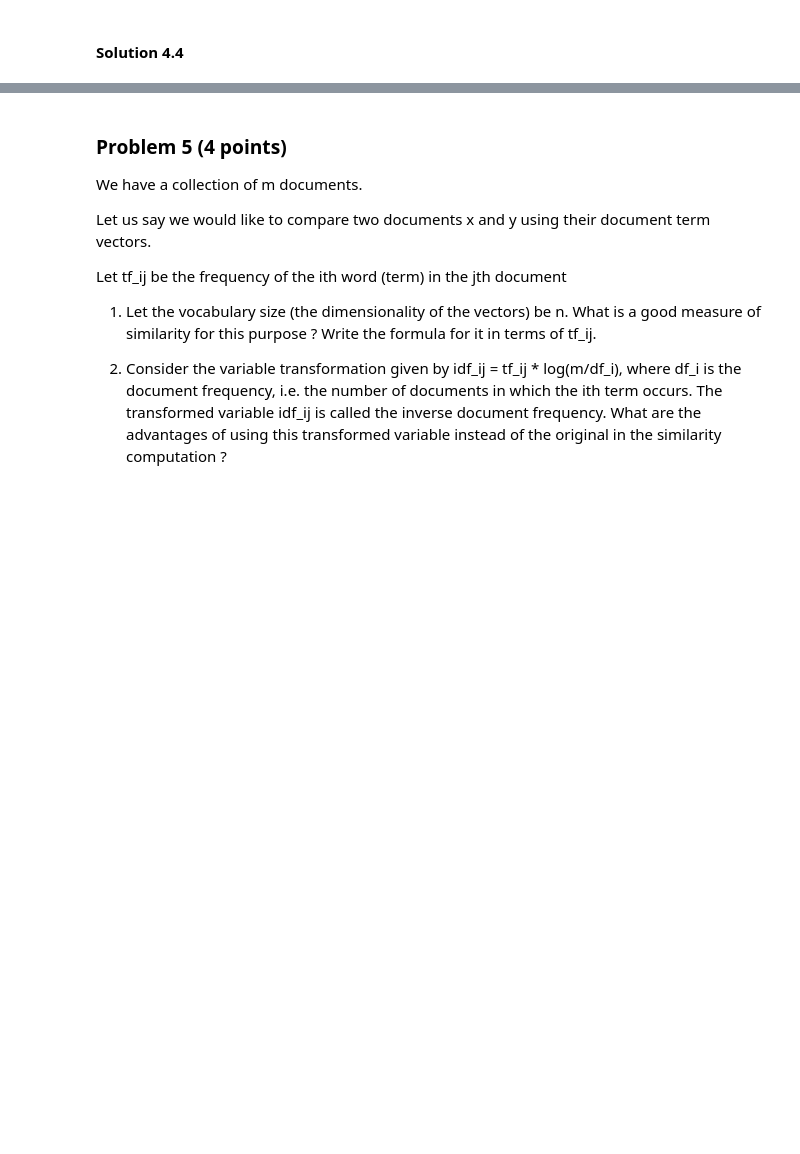
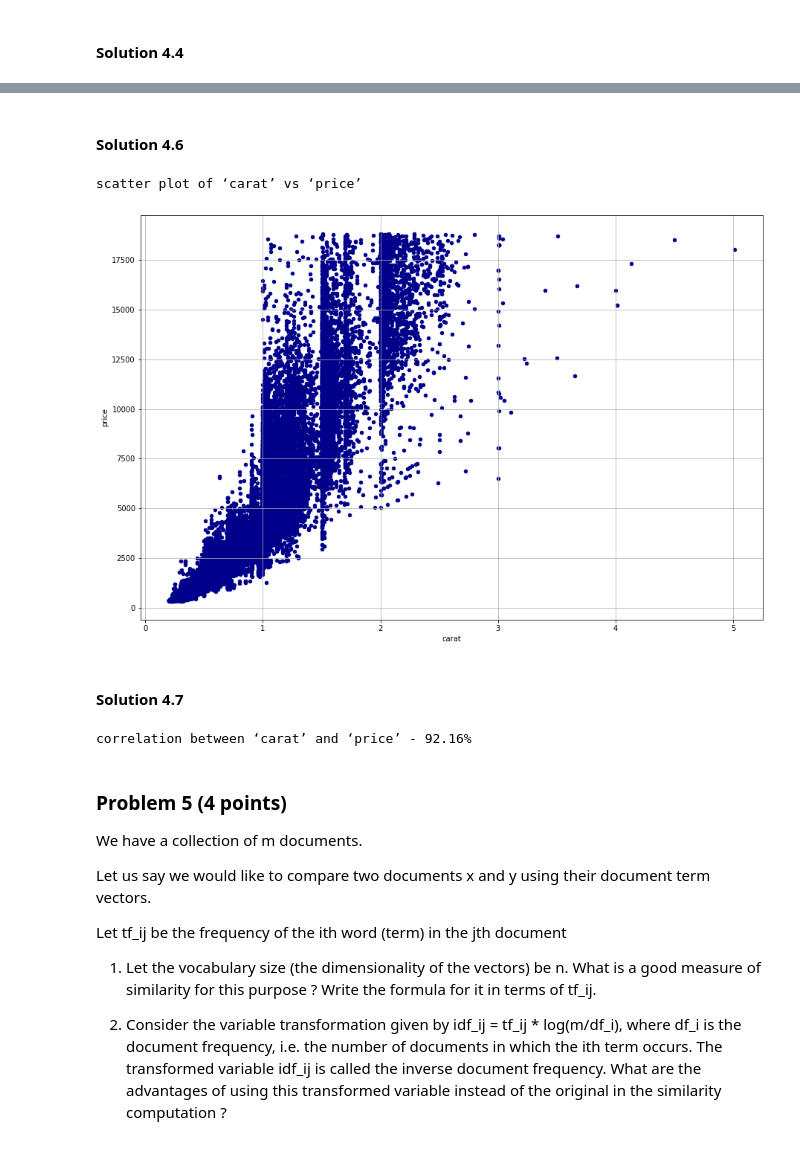
Before and after one commit to karan-shishoo/FDSA-DSCI-633-Fall2021, a Jupyter notebook: Assignment 1/DSCI-633-Assignment-1.ipynb, the cells around one changed output, grey strips where cells are left out. Saved outputs shown, nothing was run; the diff lists cells and outputs as text; code cells hidden in the pictures; blank space fills up the shorter version.

```diff
--- a/Assignment 1/DSCI-633-Assignment-1.ipynb
+++ b/Assignment 1/DSCI-633-Assignment-1.ipynb
@@ -86,3 +232,19 @@ Your answer
+# %% [markdown]
+#### Solution 4.6
+# %%
+print("scatter plot of ‘carat’ vs ‘price’")
+
+ax = diamonds.plot.scatter(x='carat', y='price', c='DarkBlue')
+ax.grid()
+# %% [output]
+scatter plot of ‘carat’ vs ‘price’
+[figure, added]
+# %% [markdown]
+#### Solution 4.7
+# %%
+print("correlation between ‘carat’ and ‘price’ - " + "%.2f" % (diamonds['carat'].corr(diamonds['price'])*100) + "%")
+# %% [output]
+correlation between ‘carat’ and ‘price’ - 92.16%
 # %% [markdown]
 ### Problem 5 (4 points)
 
```
Also changed, not shown: parts of 18 cells of this notebook, 3 other files.
